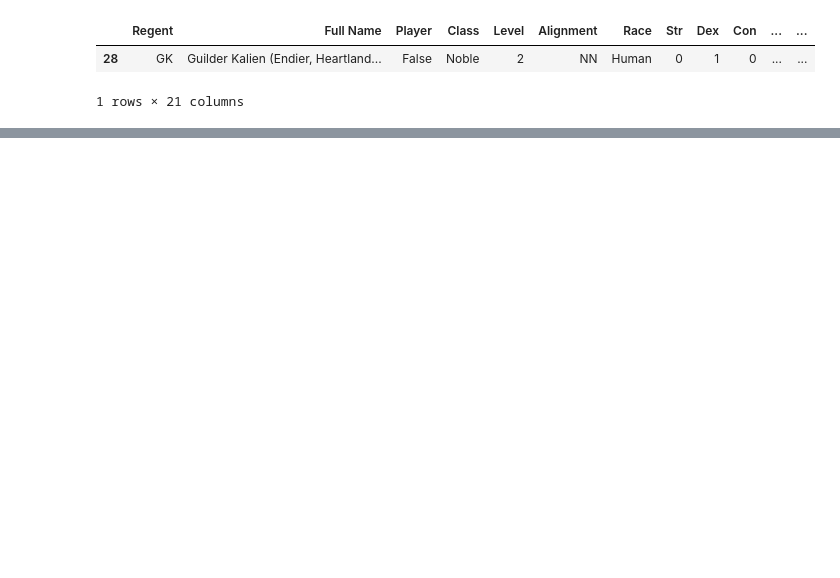
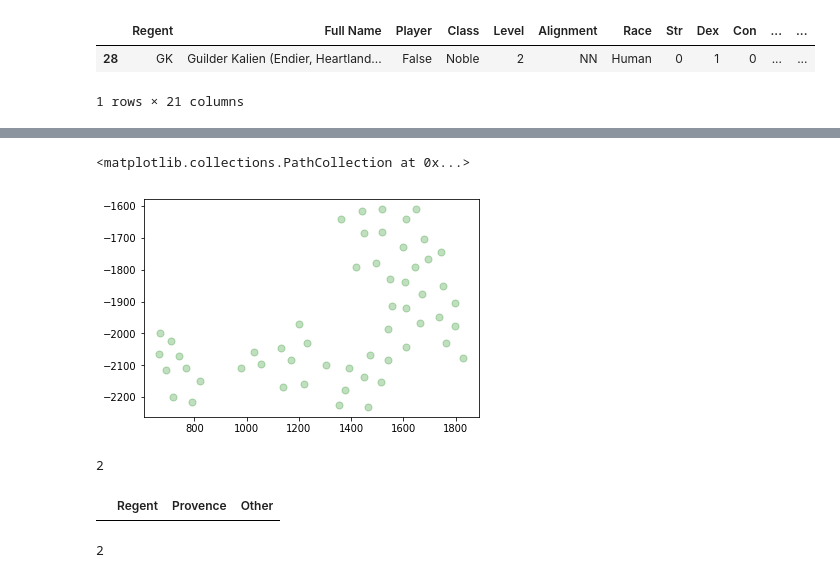
Before and after one commit to NeverForged/Regency, a Jupyter notebook: Set Up Birthright.ipynb, the cells around one changed output, grey strips where cells are left out. Saved outputs shown, nothing was run; the diff lists cells and outputs as text; code cells hidden in the pictures; blank space fills up the shorter version.

```diff
--- a/Set Up Birthright.ipynb
+++ b/Set Up Birthright.ipynb
@@ -675,3 +677,25 @@ Game.Provences[Game.Provences['Domain'] == 'Osoerde']
 | 12 | Moriel | Osoerde | Eastern Marches | JR | Plains | Average | Moderate | 4 | 1 | 0 | ... |
 | 13 | Spiritsend | Osoerde | Eastern Marches | JR | Swamp | Average | Moderate | 2 | 6 | 0 | ... |
 | 14 | Sunken Lands | Osoerde | Eastern Marches | JR | Swamp | Average | Moderate | 2 | 6 | 0 | ... |
+# %%
+import networkx as nx
+import numpy as np
+Provences = Game.Provences
+t = Game.Geography.copy()
+t = t[t['Neighbor'] != 'Shieldhaven']
+t = t[t['Provence'] != 'Shieldhaven']
+G = nx.from_pandas_edgelist(t, 'Provence', 'Neighbor', ['Border'])
+for pro in list(Provences['Provence']):
+    x =  Provences[Provences['Provence']==pro]['Position'].values[0][0]
+    y =  Provences[Provences['Provence']==pro]['Position'].values[0][1]
+    pos[pro] = Provences[Provences['Provence']==pro]['Position'].values[0]*np.array([1,-1])
+
+nx.draw_networkx_nodes(G,
+                               pos,
+                               nodes = list(Provences['Provence']),
+                               node_color='g',
+                               node_size=50,
+                               alpha=0.25)
+# %% [output]
+<matplotlib.collections.PathCollection at 0x...>
+[figure, added]
@@ -677,0 +740,12 @@ Game.Provences[Game.Provences['Domain'] == 'Osoerde']
+# %%
+len(find_communities_n(G,0))
+# %% [output]
+2
+# %%
+Game.LeyLines
+# %% [output]
+|  | Regent | Provence | Other |
+# %%
+len(list(nx.connected_components(G)))
+# %% [output]
+2
```
Also changed, not shown: parts of 3 cells of this notebook, 5 other files.
